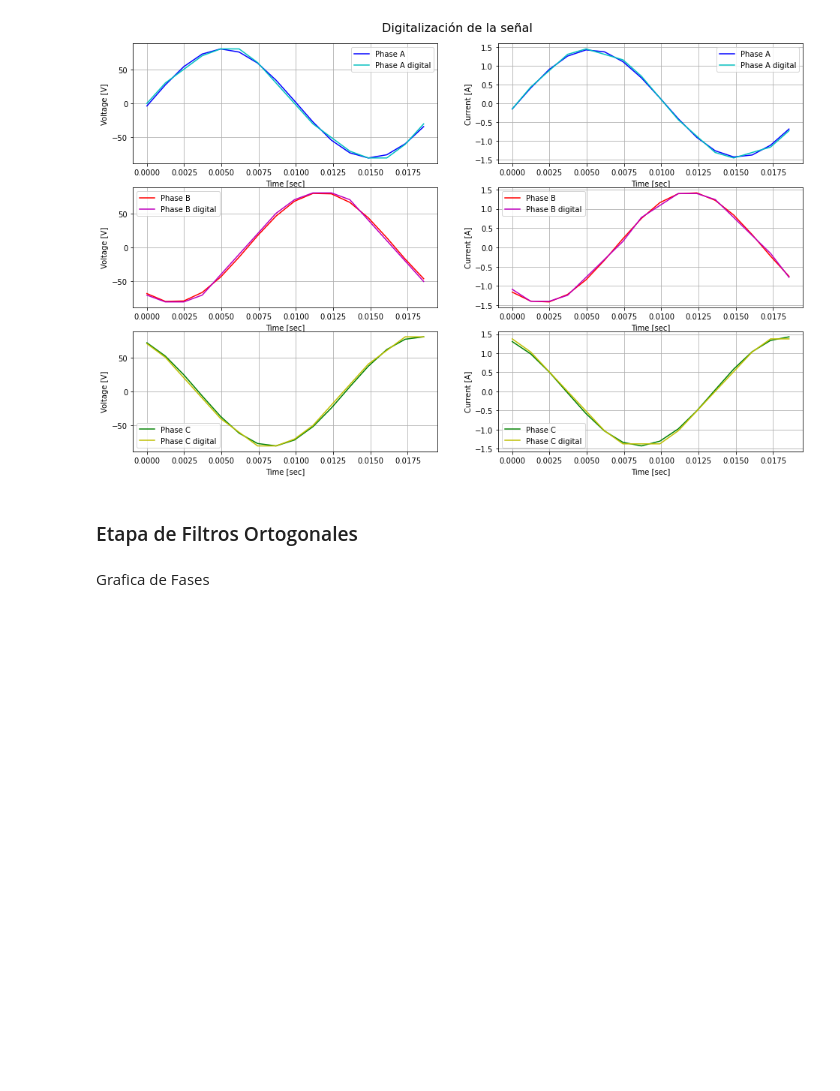
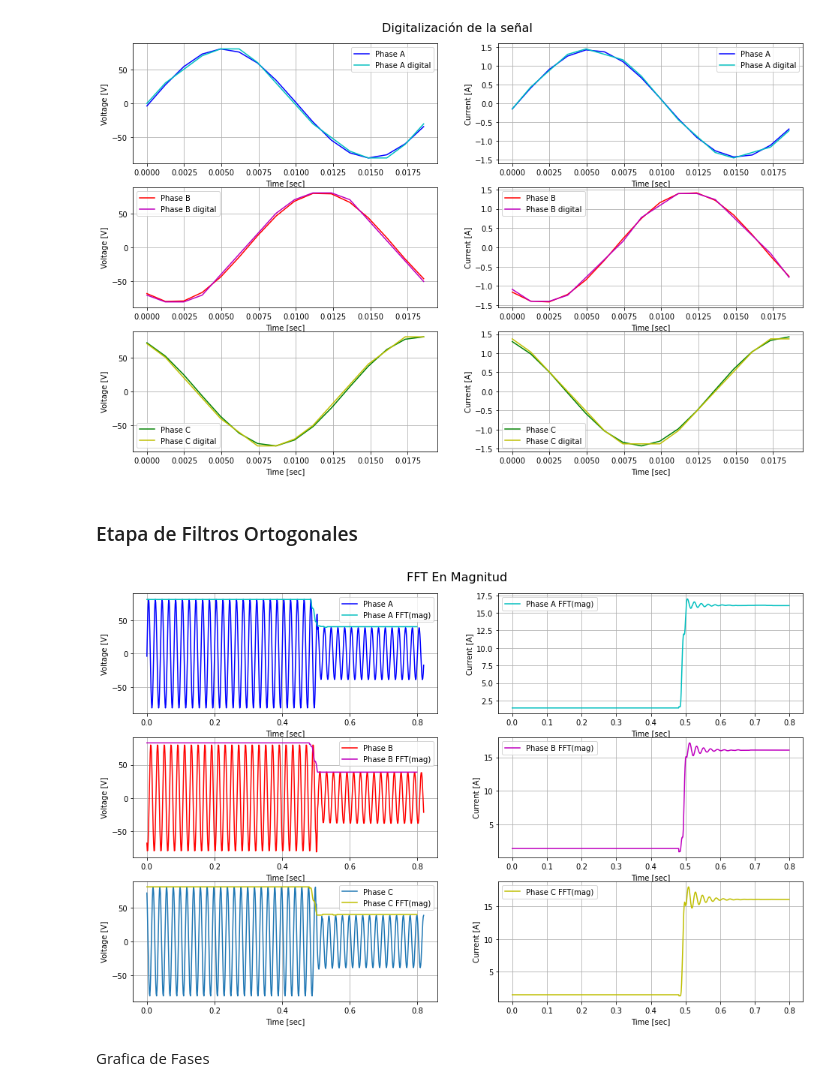
Before and after one commit to andresenrique08/Virtual_Relay_Course, a Jupyter notebook: Test_complete1.ipynb, the cells around one changed output. Drawn from its saved outputs; the diff is of its cells as text; code cells hidden in the pictures; blank space fills up the shorter version.

```diff
--- a/Test_complete1.ipynb
+++ b/Test_complete1.ipynb
@@ -59,14 +59,14 @@ def walsh_voltage(time, data, fk, fs_user_cycle):
     # fs_user_cycle is the sample rate given by user
 
     N=np.int(fs_user_cycle)
-    N_tot = np.int(len(data)/N)
+    N_tot = len(data)-N
     Xc = [0]*N_tot
     Xs = [0]*N_tot
     t = [0]*N_tot
 
     for i in np.arange(N_tot):
-        xi=data[i*N:i*N+N]
-        t[i]=time[i*N]
+        xi=data[i:i+N]
+        t[i]=time[i]
         Xc_sum = 0
         Xs_sum = 0
         for k in np.arange(N):
@@ -89,14 +89,14 @@ def walsh_current(time, data, fk, fs_user_cycle):
     # fs_user_cycle is the sample rate given by user
 
     N=np.int(fs_user_cycle)
-    N_tot = np.int(len(data)/N)
+    N_tot = len(data)-N
     Xc = [0]*N_tot
     Xs = [0]*N_tot
     t = [0]*N_tot
 
     for i in np.arange(N_tot):
-        xi=data[i*N:i*N+N]
-        t[i]=time[i*N]
+        xi=data[i:i+N]
+        t[i]=time[i]
         Xc_sum = 0
         Xs_sum = 0
         #AGREGAR AQUI EL FILTRO DIGITAL PARA ELIMINAR LA COMPONENTE DC
@@ -143,10 +143,13 @@ currents = np.empty(([len(time),3]))
 # Primary side
 #Trafo_p =
 #Trafo_s =
+ratio_V = 1
 
 for i in np.arange(6):
     if i<3:
         voltages[:,i] = comtradeObj['A'][i]['values']
+        for j in np.arange(len(voltages[:,i])):
+            voltages[j,i]= voltages[j,i] * ratio_V
     else:
         currents[:,i-3] = comtradeObj['A'][i]['values']
 #print(N_tot)
@@ -269,7 +272,7 @@ for i in np.arange(3):
 # %% [markdown]
 ### Etapa de Filtros Ortogonales
 # %%
-N_tot_walsh = np.int(N_tot/fs_user_cycle)
+N_tot_walsh = N_tot-fs_user_cycle
 Xc_V = np.empty(([N_tot_walsh,3]))
 Xs_V = np.empty(([N_tot_walsh,3]))
 Xc_C = np.empty(([N_tot_walsh,3]))
@@ -288,36 +291,38 @@ for i in np.arange(6):
         t[:,i], Xc_C[:,i-3], Xs_C[:,i-3] = walsh_current(time_sub[:,i], dig_C_sub[:,i-3], fk, fs_user_cycle)
         X_C[:,i-3] = np.sqrt(np.power(Xc_C[:,i-3],2)+np.power(Xs_C[:,i-3],2))
         Y_C[:,i-3] = np.arctan(Xs_C[:,i-3]/Xc_C[:,i-3])*180/np.pi
 
 # PLOTING -----------------------------------------------------------------
 f, axarr = plt.subplots(3, 2, figsize =(16, 10))
 f.suptitle('FFT En Magnitud', y=0.92, fontsize=16)
 
 # Plot Voltages
-#axarr[0,0].plot(time_sub[:,0], V_sub[:,0], 'b-', label='Phase A')
+axarr[0,0].plot(time_sub[:,0], V_sub[:,0], 'b-', label='Phase A')
 axarr[0,0].plot( t[:,0], X_V[:,0], 'c-', label='Phase A FFT(mag)')
-#axarr[1,0].plot(time_sub[:,1], V_sub[:,1], 'r-', label='Phase B')
+axarr[1,0].plot(time_sub[:,1], V_sub[:,1], 'r-', label='Phase B')
 axarr[1,0].plot( t[:,1], X_V[:,1], 'm-', label='Phase B FFT(mag)')
-#axarr[2,0].plot(time_sub[:,2], V_sub[:,2], label='Phase C')
+axarr[2,0].plot(time_sub[:,2], V_sub[:,2], label='Phase C')
 axarr[2,0].plot( t[:,2], X_V[:,2], 'y-', label='Phase C FFT(mag)')
 
 # Plot Currents
 #axarr[0,1].plot(time_sub[:,3], C_sub[:,0], 'b-', label='Phase A')
 axarr[0,1].plot( t[:,3], X_C[:,0], 'c-', label='Phase A FFT(mag)')
 #axarr[1,1].plot(time_sub[:,4], C_sub[:,1], 'r-', label='Phase B')
 axarr[1,1].plot( t[:,4], X_C[:,1], 'm-', label='Phase B FFT(mag)')
 #axarr[2,1].plot(time_sub[:,5], C_sub[:,2], 'g-', label='Phase C')
 axarr[2,1].plot( t[:,5], X_C[:,2], 'y-', label='Phase C FFT(mag)')
 
 for i in np.arange(3):
     axarr[i,0].set_xlabel('Time [sec]')
     axarr[i,0].set_ylabel('Voltage [V]')
     axarr[i,0].grid()
     axarr[i,0].legend()
     axarr[i,1].set_xlabel('Time [sec]')
     axarr[i,1].set_ylabel('Current [A]')
     axarr[i,1].grid()
     axarr[i,1].legend()
+# %% [output]
+[figure, added]
 # %% [markdown]
 Grafica de Fases
 # %%
```
Also changed, not shown: parts of 3 cells of this notebook, 2 other files.
